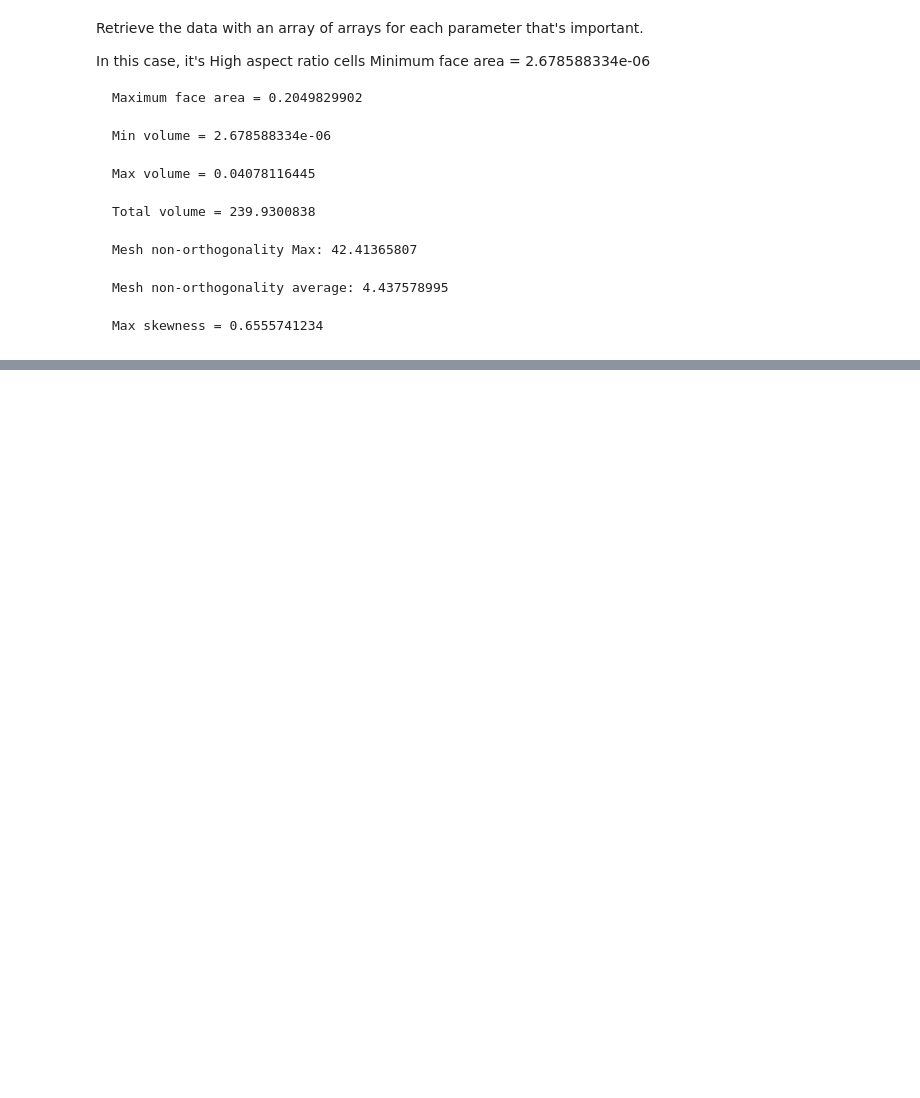
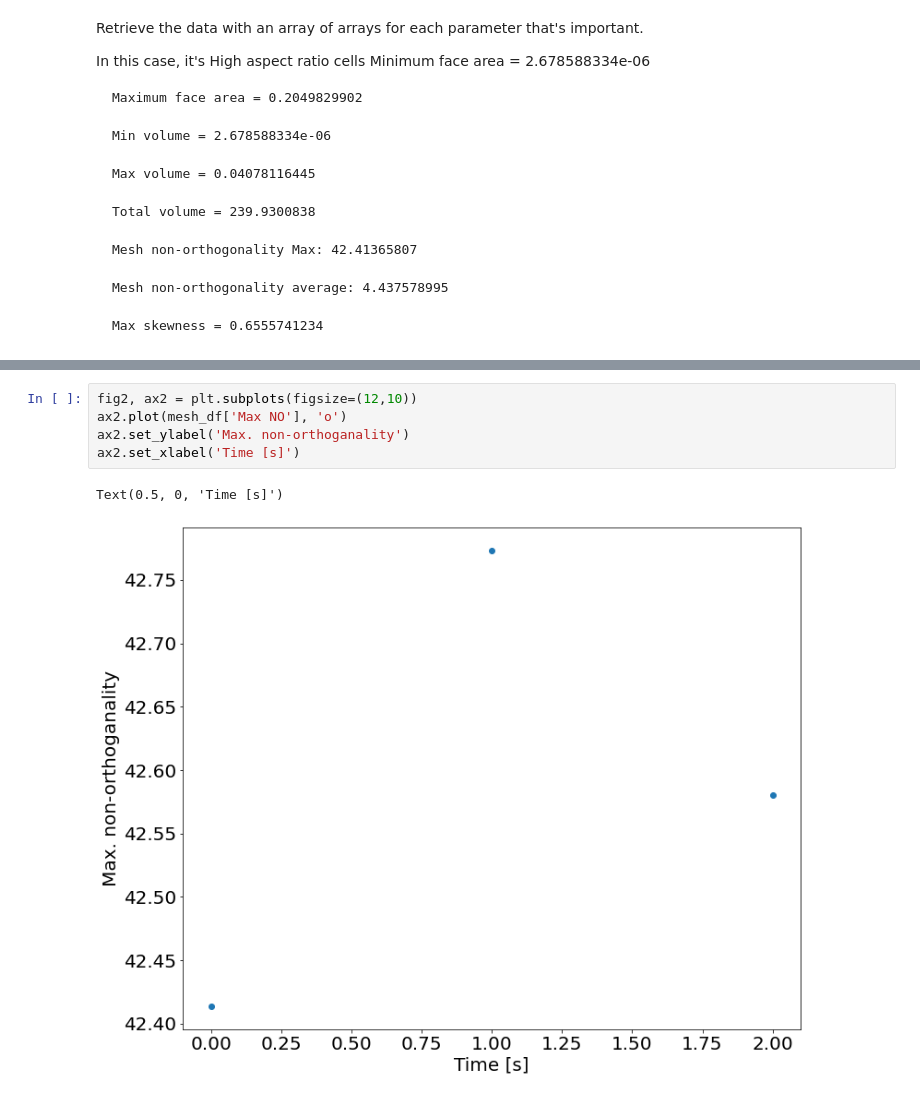
Before and after one commit to michaelcoe/Ika-Flow, a Jupyter notebook: OpenFOAM/postProcessing/dynamicMeshProcess.ipynb, the cells around one changed output, grey strips where cells are left out. Cells and saved outputs as stored; diff of their text form; blank space fills up the shorter version.

```diff
--- a/OpenFOAM/postProcessing/dynamicMeshProcess.ipynb
+++ b/OpenFOAM/postProcessing/dynamicMeshProcess.ipynb
@@ -77,0 +98,8 @@ mesh_df = pd.DataFrame(data)
+# %%
+fig2, ax2 = plt.subplots(figsize=(12,10))
+ax2.plot(mesh_df['Max NO'], 'o')
+ax2.set_ylabel('Max. non-orthoganality')
+ax2.set_xlabel('Time [s]')
+# %% [output]
+Text(0.5, 0, 'Time [s]')
+[figure, added]
```
Also changed, not shown: parts of 6 cells of this notebook.
